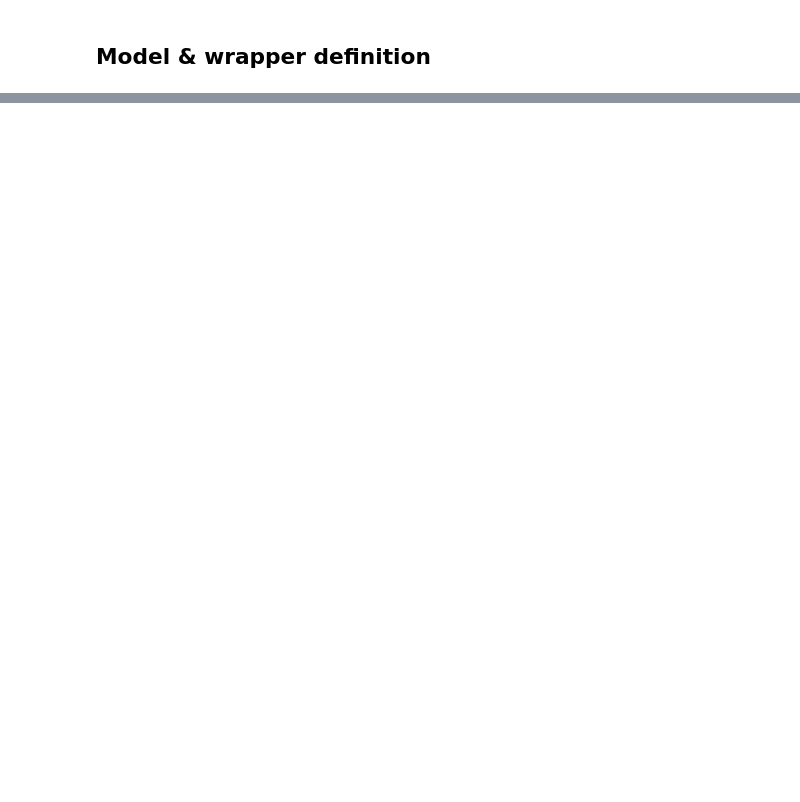
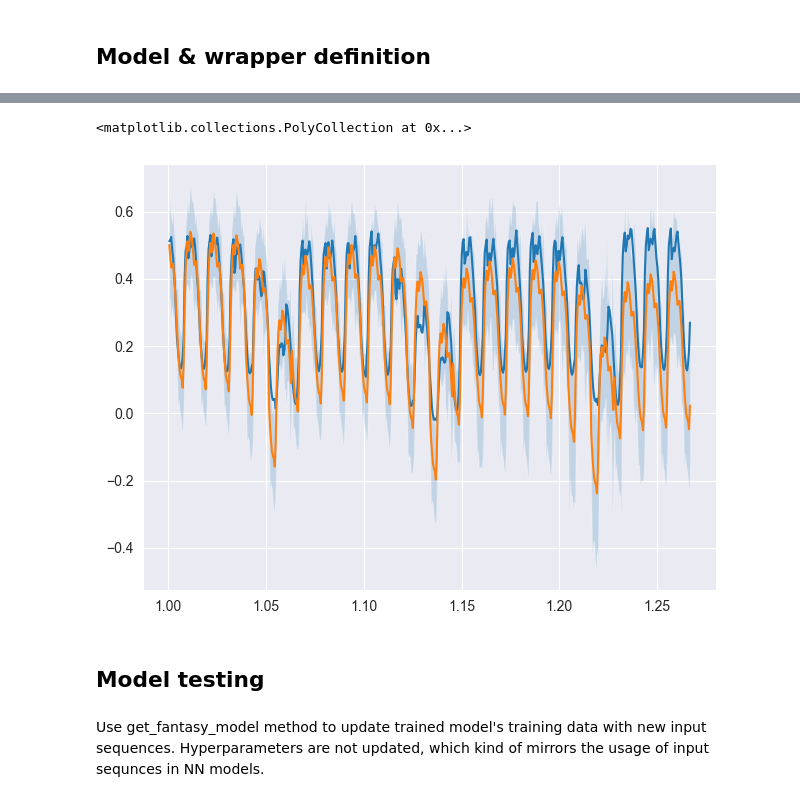
Before and after one commit to AhmetZamanis/DeepLearningEnergyForecasting, a Jupyter notebook: 4.0_GaussianProcess.ipynb, the cells around one changed output, grey strips where cells are left out. Saved outputs shown, nothing was run; the diff lists cells and outputs as text; code cells hidden in the pictures; blank space fills up the shorter version.

Commit message:
Get ExactGP model to work
ExactGP model works & fits well, but limited by GPU memory. Switch to sparse / variational inference & minibatch optimization

```diff
--- a/4.0_GaussianProcess.ipynb
+++ b/4.0_GaussianProcess.ipynb
@@ -107,7 +132,26 @@ class ExactGPModel(gpytorch.models.ExactGP):
     def __init__(self, X_train, y_train, likelihood):
         super().__init__(X_train, y_train, likelihood)
         self.mean_module = gpytorch.means.ConstantMean()
-        self.covariance_module = # Linear(trend) + Periodic(hour) + Periodic(day) + Periodic(Month)
+        #self.mean_module = gpytorch.means.ZeroMean()
+        self.covariance_module = AdditiveKernel(
+            LinearKernel(active_dims = 0),
+            #ScaleKernel(LinearKernel(active_dims = 0)),
+            ScaleKernel(PeriodicKernel(
+                active_dims = (1),
+                period_length_prior = NormalPrior(24, 1)
+                #period_length_constraint = Interval(23, 25)
+            )),
+            ScaleKernel(PeriodicKernel(
+                active_dims = (2),
+                period_length_prior = NormalPrior(7, 1),
+                #period_length_constraint = Interval(6, 8)
+            )),
+            ScaleKernel(PeriodicKernel(
+                active_dims = (3),
+                period_length_prior = NormalPrior(12, 1)
+                #period_length_constraint = Interval(11, 13)
+            )),
+        )
 
     def forward(self, x):
         mean = self.mean_module(x)
@@ -234,2 +274,5 @@ Can be too slow with exact inference. In that case, look into sparse variational
 # %%
 # Create model & likelihood
+likelihood = gpytorch.likelihoods.GaussianLikelihood()
+model = ExactGPModel(X_train, y_train, likelihood)
+trainer = ExactGP(model, likelihood)
@@ -237,0 +279,2 @@ Can be too slow with exact inference. In that case, look into sparse variational
+# %%
+trainer.train(X_train, y_train, max_epochs = 100, early_stop_tol = 1e-4)
@@ -238,3 +299,16 @@ Can be too slow with exact inference. In that case, look into sparse variational
+# %%
+preds_mean, preds_upper, preds_lower = trainer.predict(X_test)
+# %%
+plt.plot(X_test[:, 0], y_test)
+plt.plot(X_test[:, 0], preds_mean)
+plt.fill_between(X_test[:, 0], preds_lower, preds_upper, alpha = 0.2)
+# %% [output]
+<matplotlib.collections.PolyCollection at 0x...>
+[figure, added]
+# %% [markdown]
+## Model testing
+# %% [markdown]
+Use get_fantasy_model method to update trained model's training data with new input sequences. Hyperparameters are not updated, which kind of mirrors the usage of input sequnces in NN models.
 # %%
 # Evaluation pseudocode:
 Create preds list
```
Also changed, not shown: parts of 12 cells of this notebook.
